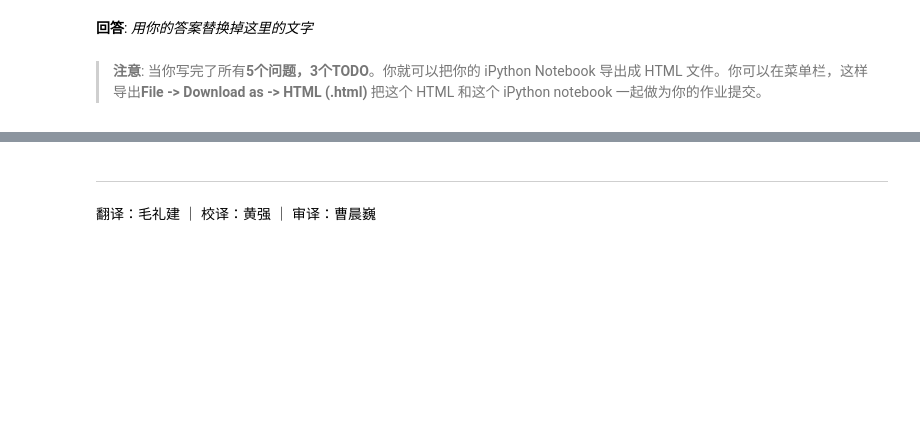
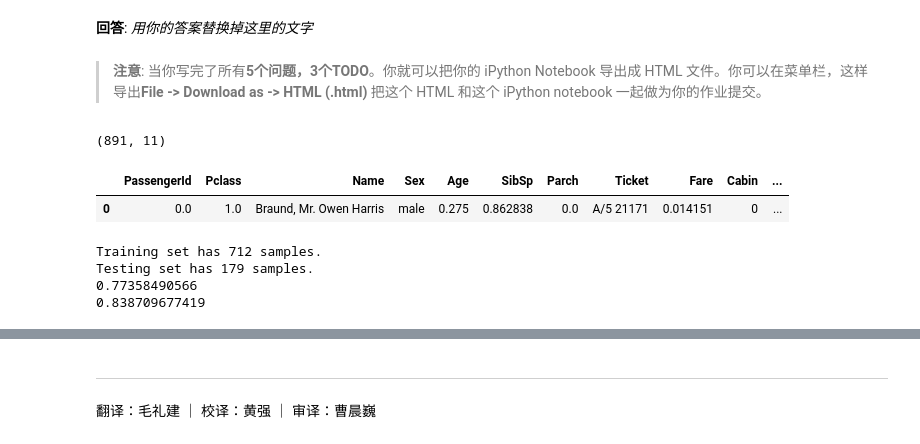
Before and after one commit to Jing-jing-yin/titanic_survival_exploration-master, a Jupyter notebook: titanic_survival_exploration.ipynb, the cells around one changed output, grey strips where cells are left out. Drawn from its saved outputs; the diff is of its cells as text; code cells hidden in the pictures; blank space fills up the shorter version.

```diff
--- a/titanic_survival_exploration.ipynb
+++ b/titanic_survival_exploration.ipynb
@@ -358,3 +358,61 @@ Predictions have an accuracy of 80.92%.
 **回答**: *用你的答案替换掉这里的文字*
 # %% [markdown]
 > **注意**: 当你写完了所有**5个问题，3个TODO**。你就可以把你的 iPython Notebook 导出成 HTML 文件。你可以在菜单栏，这样导出**File -> Download as -> HTML (.html)** 把这个 HTML 和这个 iPython notebook 一起做为你的作业提交。
+# %%
+#利用决策树进行预测
+print data.shape
+data.fillna(0, inplace=True)
+#print data.shape
+skewed = ['SibSp', 'Parch']
+data[skewed] = data[skewed].apply(lambda x: np.log(x + 1))
+from sklearn.preprocessing import MinMaxScaler
+# 初始化一个 scaler，并将它施加到特征上
+scaler = MinMaxScaler()
+numerical = ['PassengerId','Pclass', 'Age', 'SibSp','Parch','Fare']
+data[numerical] = scaler.fit_transform(data[numerical])
+display(data.head(n = 1))
+#data.describe()
+data1 = pd.get_dummies(data)
+data1=data1.drop('PassengerId',axis=1)
+#display(data1.head(n = 1))
+from sklearn import preprocessing
+outcome = pd.Series(preprocessing.LabelEncoder().fit_transform(outcomes))
+
+# 打印经过独热编码之后的特征数量
+encoded = list(data1.columns)
+#print(encoded)
+#print "{} total features after one-hot encoding.".format(len(encoded))
+from sklearn.model_selection import train_test_split
+
+# 将'features'和'income'数据切分成训练集和测试集
+X_train, X_test, y_train, y_test = train_test_split(data1, outcome, test_size = 0.2, random_state = 0,
+                                                    stratify = income)
+# 将'X_train'和'y_train'进一步切分为训练集和验证集
+#X_train, X_val, y_train, y_val = train_test_split(X_train, y_train, test_size=0.2, random_state=0,                                               stratify = y_train)
+
+# 显示切分的结果
+print "Training set has {} samples.".format(X_train.shape[0])
+#print "Validation set has {} samples.".format(X_val.shape[0])
+print "Testing set has {} samples.".format(X_test.shape[0])
+
+from sklearn.metrics import precision_score
+from sklearn import tree
+from sklearn.tree import DecisionTreeClassifier
+clf_A = DecisionTreeClassifier(random_state = 0)
+clf_A.fit(X_train, y_train)
+predict=clf_A.predict(X_test)
+print precision_score(y_test, predict)
+
+from sklearn.ensemble import AdaBoostClassifier
+clf_B = AdaBoostClassifier(random_state = 0)
+clf_B.fit(X_train, y_train)
+predict=clf_B.predict(X_val)
+print precision_score(y_val, predict)
+# %% [output]
+(891, 11)
+|  | PassengerId | Pclass | Name | Sex | Age | SibSp | Parch | Ticket | Fare | Cabin | ... |
+| 0 | 0.0 | 1.0 | Braund, Mr. Owen Harris | male | 0.275 | 0.862838 | 0.0 | A/5 21171 | 0.014151 | 0 | ... |
+Training set has 712 samples.
+Testing set has 179 samples.
+0.77358490566
+0.838709677419
```
Also changed, not shown: parts of 1 cell of this notebook, 1 other file.
